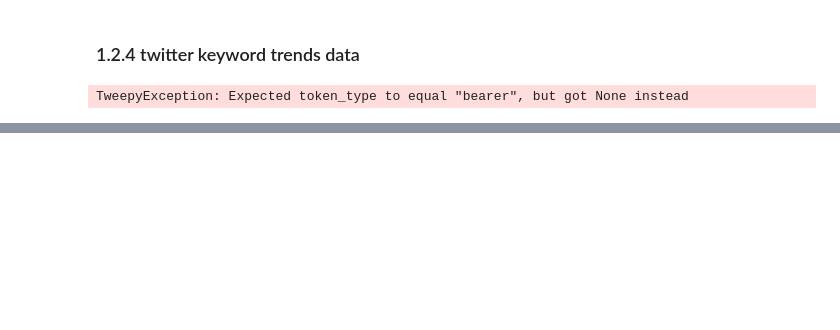
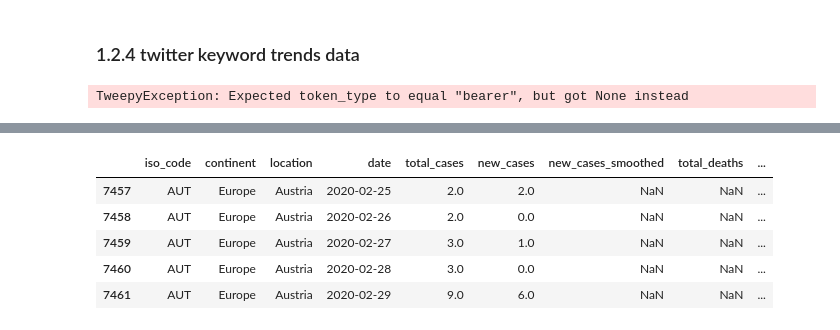
Before and after one commit to KevinSpurk/P03-how-to-predict-a-pandemic, a Jupyter notebook: P03_predict_covid19.ipynb, the cells around one changed output, grey strips where cells are left out. Drawn from its saved outputs; the diff is of its cells as text; code cells hidden in the pictures; blank space fills up the shorter version.

```diff
--- a/P03_predict_covid19.ipynb
+++ b/P03_predict_covid19.ipynb
@@ -35,17 +36,0 @@ pd.set_option('max_row', None)
-# %%
-# csv import
-data_mob_global = pd.read_csv('data/mobility_google/Global_Mobility_Report.csv')
-
-# dict of countries and there languages to search in
-countries_lang = {'GB': 'en', 'DE': 'de', 'FR': 'fr', 'NL': 'nl',
-                  'ES': 'es', 'PT': 'pt', 'PL': 'pl', 'IT': 'it',
-                  'AT': 'de', 'DK': 'da', 'SE': 'sv', 'GR': 'el', 'CZ': 'cs'}
-
-# getting subset of row with data of the target countries
-tgt_countries = [country_code for country_code in countries_lang.keys()]
-data_mob_eu = data_mob_global[data_mob_global['country_region_code'].isin(tgt_countries)]
-
-# dropping unwanted columns
-data_mob_eu = data_mob_eu.drop(data_mob_eu.iloc[:, 1:8], axis=1)
-
-len(data_mob_eu)
@@ -296,0 +182,14 @@ TweepyException: Expected token_type to equal "bearer", but got None instead
+# %%
+# getting subset of row with data of the target countries
+
+countries_iso3 = [cn[2] for cn in tgt_countries.values()]
+data_c19_targets = owid_covid_data[owid_covid_data['iso_code'].isin(countries_iso3)]
+
+data_c19_targets.head()
+# %% [output]
+|  | iso_code | continent | location | date | total_cases | new_cases | new_cases_smoothed | total_deaths | ... |
+| 7457 | AUT | Europe | Austria | 2020-02-25 | 2.0 | 2.0 | NaN | NaN | ... |
+| 7458 | AUT | Europe | Austria | 2020-02-26 | 2.0 | 0.0 | NaN | NaN | ... |
+| 7459 | AUT | Europe | Austria | 2020-02-27 | 3.0 | 1.0 | NaN | NaN | ... |
+| 7460 | AUT | Europe | Austria | 2020-02-28 | 3.0 | 0.0 | NaN | NaN | ... |
+| 7461 | AUT | Europe | Austria | 2020-02-29 | 9.0 | 6.0 | NaN | NaN | ... |
```
Also changed, not shown: parts of 32 cells of this notebook, 1 other file.
